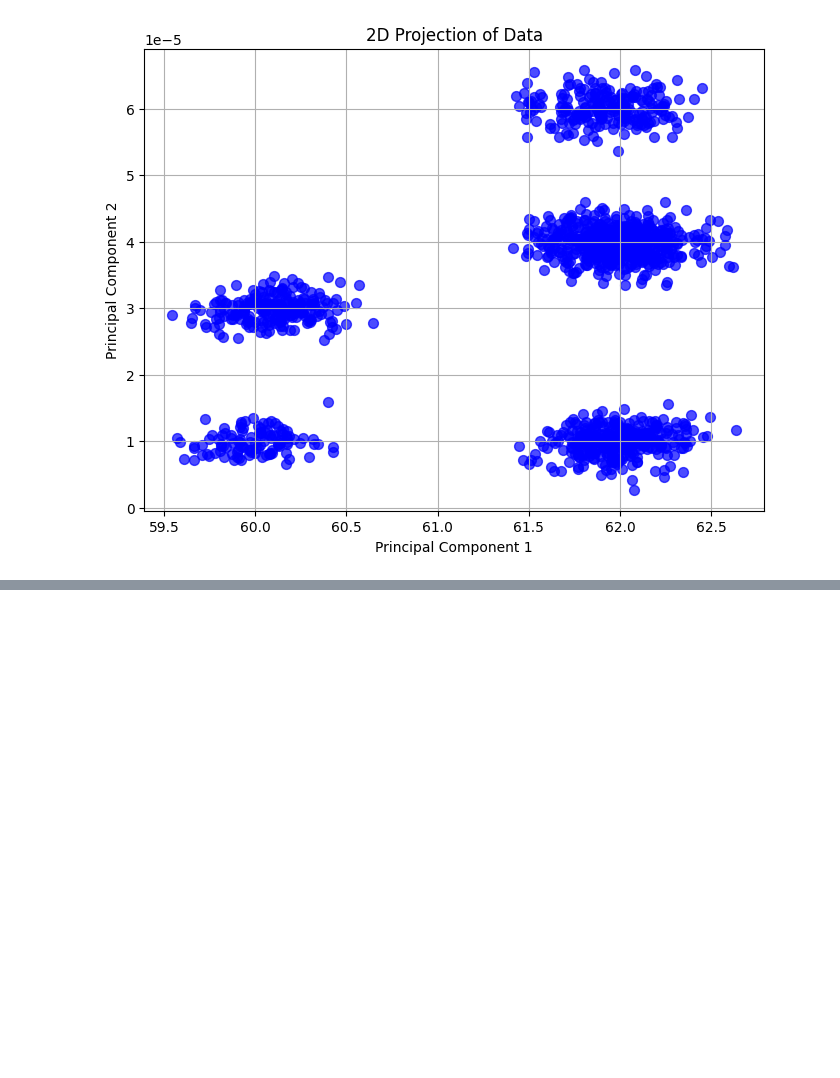
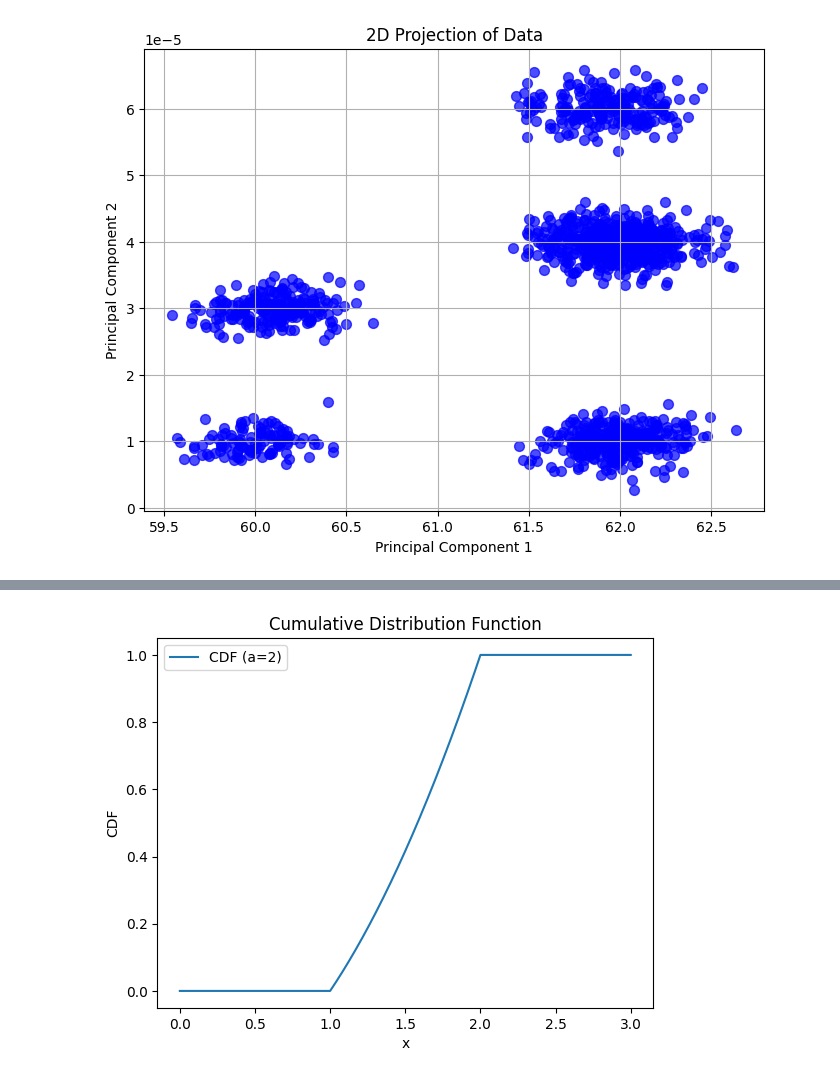
Before and after one commit to Sazid669/AI, a Jupyter notebook: Exam.ipynb, the cells around one changed output, grey strips where cells are left out. Saved outputs shown, nothing was run; the diff lists cells and outputs as text; code cells hidden in the pictures; blank space fills up the shorter version.

```diff
--- a/Exam.ipynb
+++ b/Exam.ipynb
@@ -102,0 +217,25 @@ plt.show()
+# %%
+# Define the CDF function for the random variable
+def cdf(x, a):
+    if x < 1:
+        return 0
+    elif x > a:
+        return 1
+    else:
+        A = 2 / (a**2 - 1)
+        return A * (x**2 / 2 - 1 / 2)
+
+# Example: Compute CDF for a range of x values for a given a
+a = 2
+x_values = np.linspace(0, 3, 1000)
+cdf_values = [cdf(x, a) for x in x_values]
+
+# Plot the CDF
+plt.plot(x_values, cdf_values, label=f"CDF (a={a})")
+plt.xlabel("x")
+plt.ylabel("CDF")
+plt.title("Cumulative Distribution Function")
+plt.legend()
+plt.show()
+# %% [output]
+[figure, added]
```
Also changed, not shown: parts of 15 cells of this notebook.
